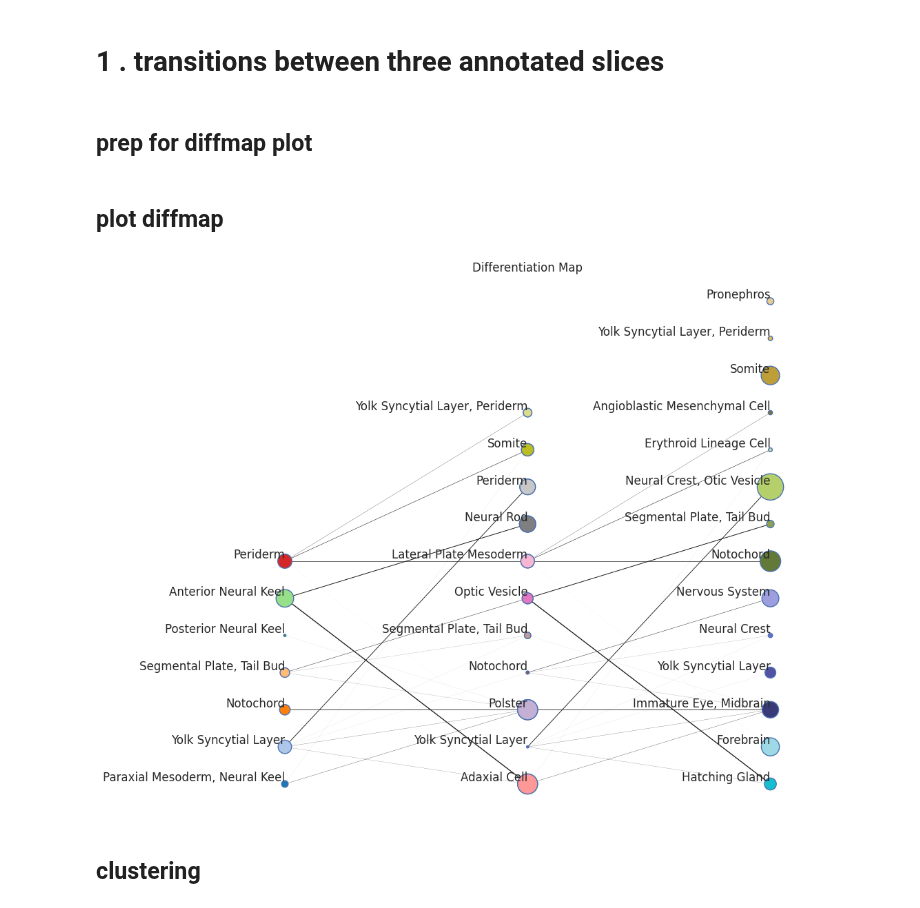
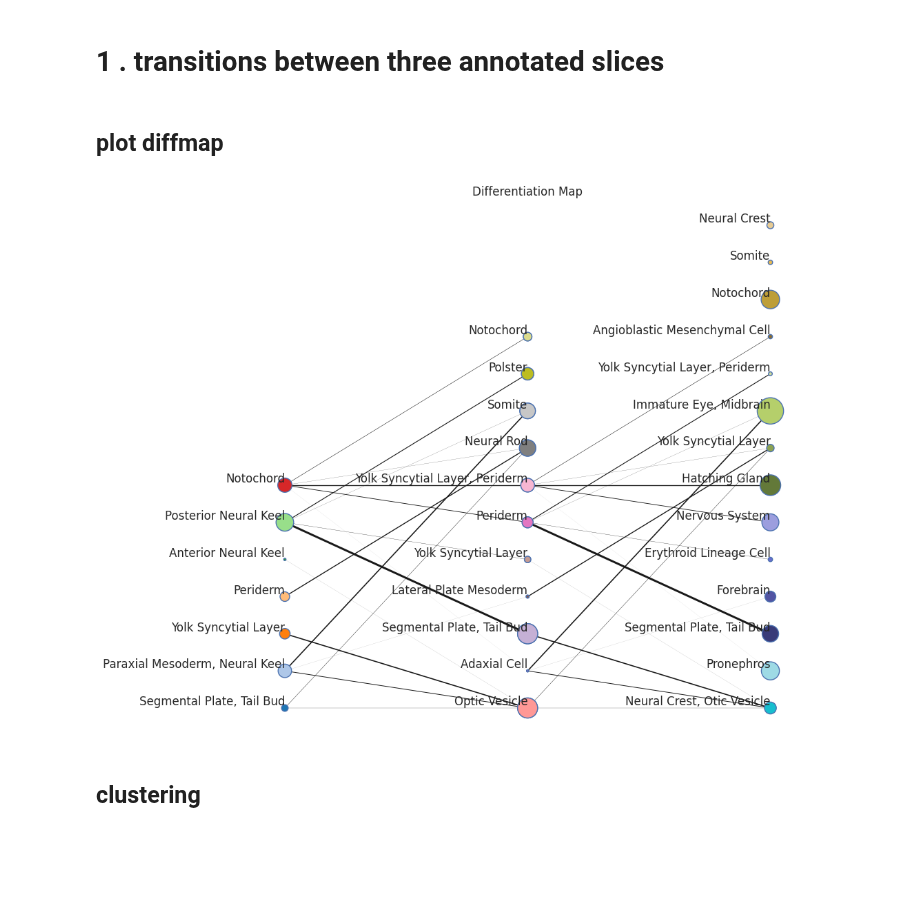
Before and after one commit to raphael-group/HM-OT, a Jupyter notebook: experiments/zf_test_viz.ipynb, the cells around one changed output. Drawn from its saved outputs; the diff is of its cells as text; code cells hidden in the pictures; blank space fills up the shorter version.

```diff
--- a/experiments/zf_test_viz.ipynb
+++ b/experiments/zf_test_viz.ipynb
@@ -258,2 +211,0 @@ cluster_list = [ann_labels_0, ann_labels_1, ann_labels_2]
-# %% [markdown]
-## prep for diffmap plot
@@ -279,17 +212,13 @@ color_dict = clustering.get_color_scheme(label_list, color_scheme='tab')
 # %% [markdown]
 ## plot diffmap
 # %%
-transition_list = [ann_T0, ann_T1]
+Qs_ann = [ann_Q0, ann_Q1, ann_Q2]
+Ts_ann = [ann_T0, ann_T1]
+node_labels1 = [ct_ann_0, ct_ann_1, ct_ann_2]
 
-clustering.plot_labeled_differentiation(population_list,
-                                        transition_list,
-                                        label_list,
-                                        color_dict,
-                                        node_labels,
-                                        dotsize_factor=1,
-                                        linethick_factor=5)
+clustering.diffmap_from_QT(Qs_ann, Ts_ann, node_labels=node_labels1)
 # %% [output]
-[figure, old version]
+[figure, new version]
 # %% [markdown]
 ## clustering
 # %%
```
Also changed, not shown: parts of 13 cells of this notebook, 2 other files.
